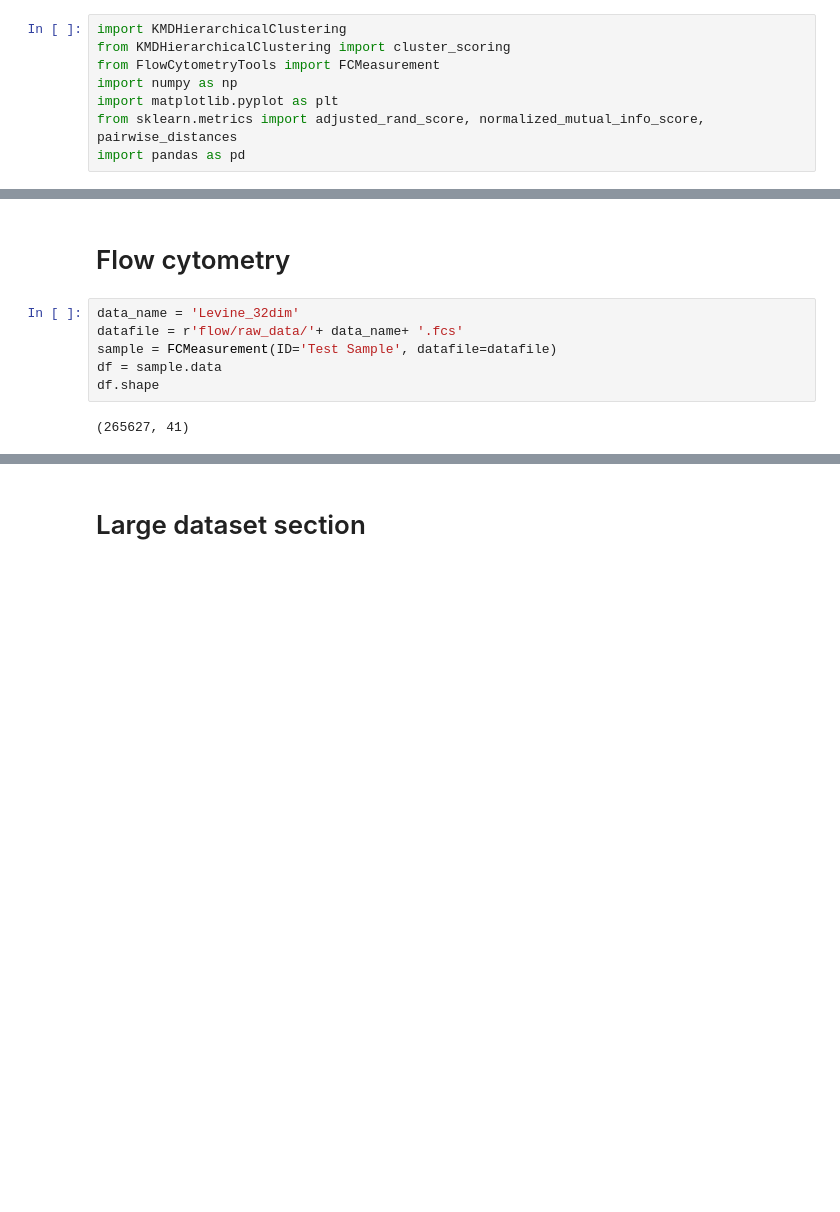
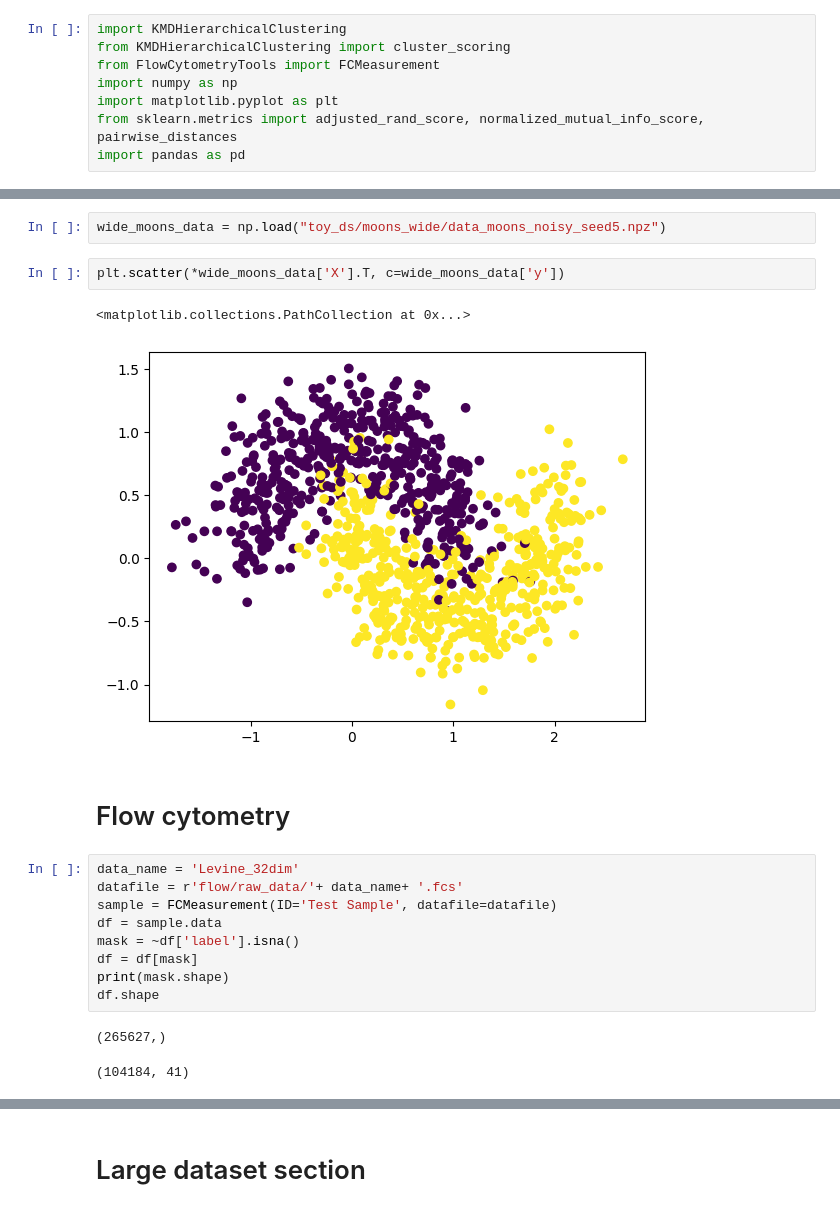
Before and after one commit to KaplanLab/KMDHierarchicalClustering, a Jupyter notebook: scripts/large_tsne_plots.ipynb, the cells around one changed output, grey strips where cells are left out. Saved outputs shown, nothing was run; the diff lists cells and outputs as text; blank space fills up the shorter version.

```diff
--- a/scripts/large_tsne_plots.ipynb
+++ b/scripts/large_tsne_plots.ipynb
@@ -18,3 +41,10 @@ import pandas as pd
+# %%
+wide_moons_data = np.load("toy_ds/moons_wide/data_moons_noisy_seed5.npz")
+# %%
+plt.scatter(*wide_moons_data['X'].T, c=wide_moons_data['y'])
+# %% [output]
+<matplotlib.collections.PathCollection at 0x...>
+[figure, added]
 # %% [markdown]
 # Flow cytometry
 # %%
@@ -22,9 +52,13 @@ data_name = 'Levine_32dim'
 datafile = r'flow/raw_data/'+ data_name+ '.fcs'
 sample = FCMeasurement(ID='Test Sample', datafile=datafile)
 df = sample.data
+mask = ~df['label'].isna()
+df = df[mask]
+print(mask.shape)
 df.shape
 # %% [output]
-(265627, 41)
+(265627,)
+(104184, 41)
 # %%
 import pathlib
 def get_y(seed):
```
Also changed, not shown: parts of 23 cells of this notebook.
